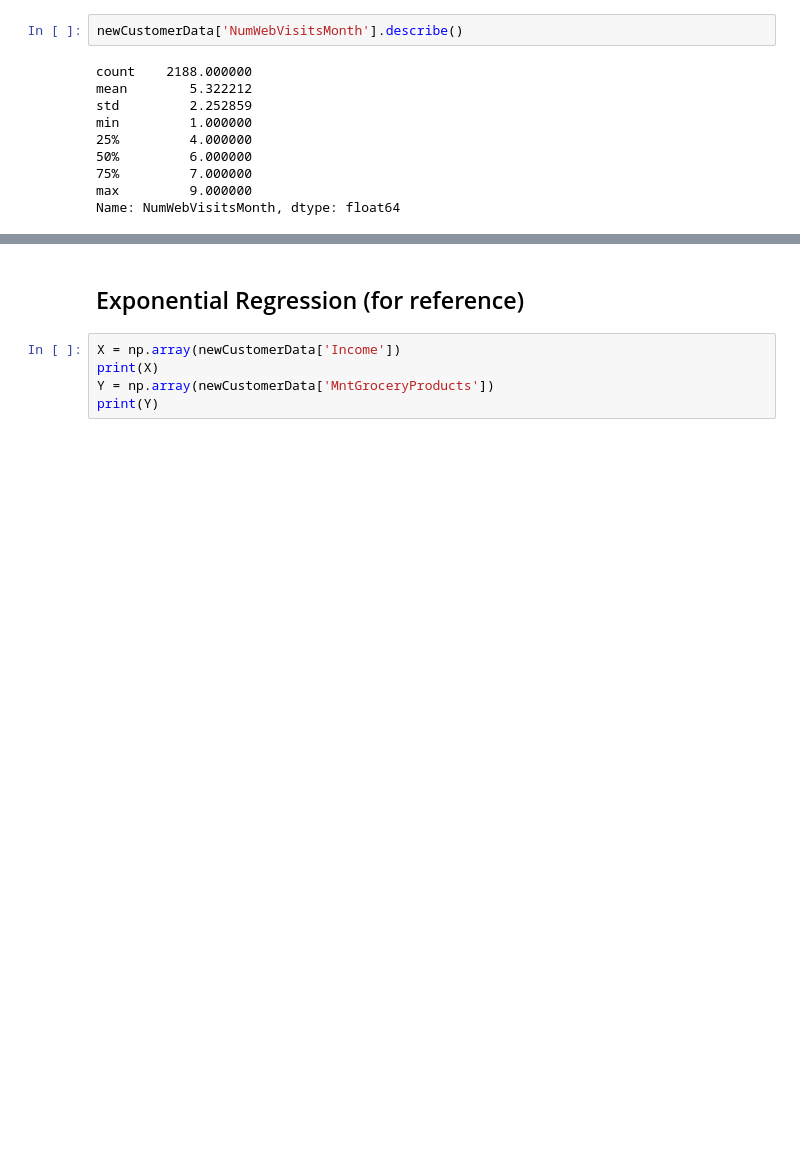
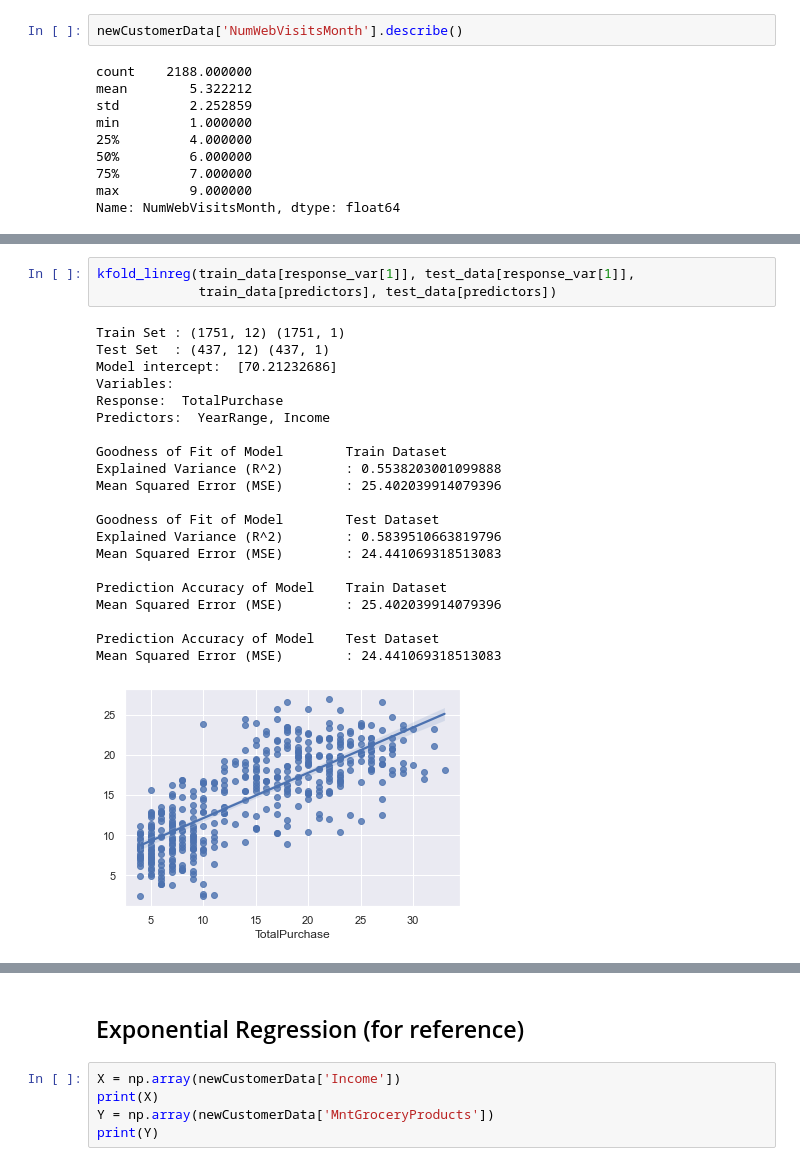
Before and after one commit to BoonHianLim/SC1015-Customer-Personality-Analysis, a Jupyter notebook: Data-Linear-Regression.ipynb, the cells around one changed output, grey strips where cells are left out. Drawn from its saved outputs; the diff is of its cells as text; blank space fills up the shorter version.

```diff
--- a/Data-Linear-Regression.ipynb
+++ b/Data-Linear-Regression.ipynb
@@ -1566,0 +1599,25 @@ ValueError: Input contains NaN, infinity or a value too large for dtype('float64
+# %%
+kfold_linreg(train_data[response_var[1]], test_data[response_var[1]],
+             train_data[predictors], test_data[predictors])
+# %% [output]
+Train Set : (1751, 12) (1751, 1)
+Test Set  : (437, 12) (437, 1)
+Model intercept:  [70.21232686]
+Variables:
+Response:  TotalPurchase
+Predictors:  YearRange, Income
+
+Goodness of Fit of Model        Train Dataset
+Explained Variance (R^2)        : 0.5538203001099888
+Mean Squared Error (MSE)        : 25.402039914079396
+
+Goodness of Fit of Model        Test Dataset
+Explained Variance (R^2)        : 0.5839510663819796
+Mean Squared Error (MSE)        : 24.441069318513083
+
+Prediction Accuracy of Model    Train Dataset
+Mean Squared Error (MSE)        : 25.402039914079396
+
+Prediction Accuracy of Model    Test Dataset
+Mean Squared Error (MSE)        : 24.441069318513083
+[figure, added]
```
Also changed, not shown: parts of 8 cells of this notebook.
